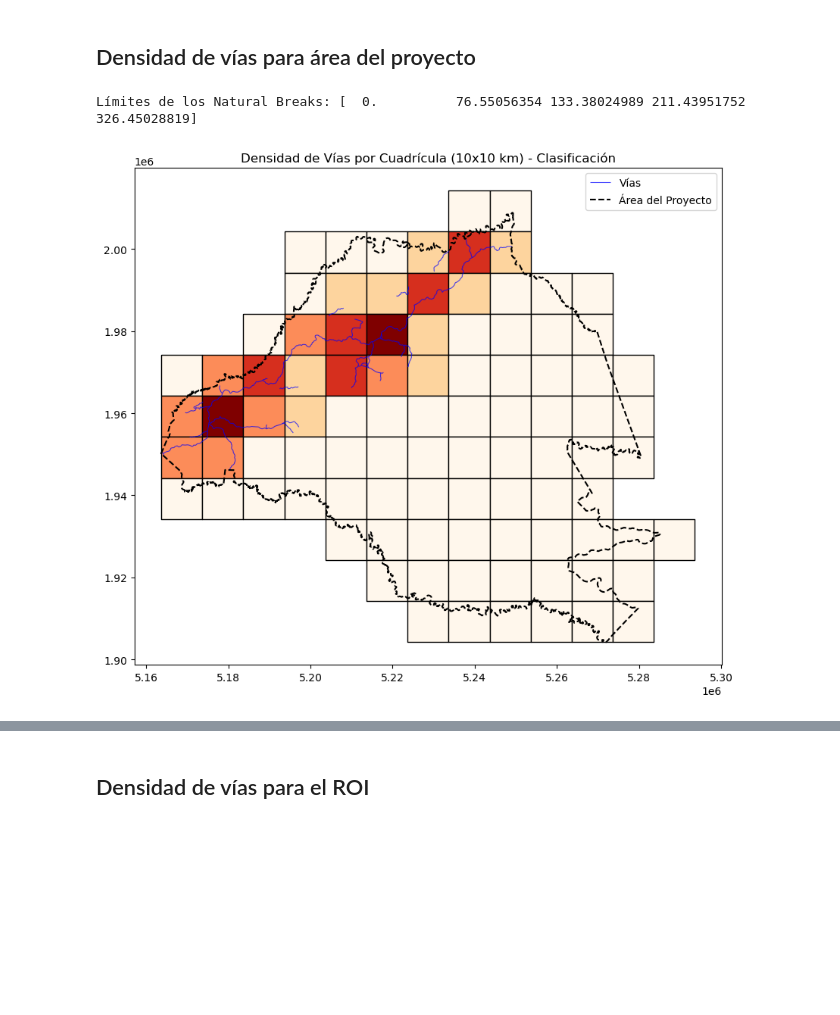
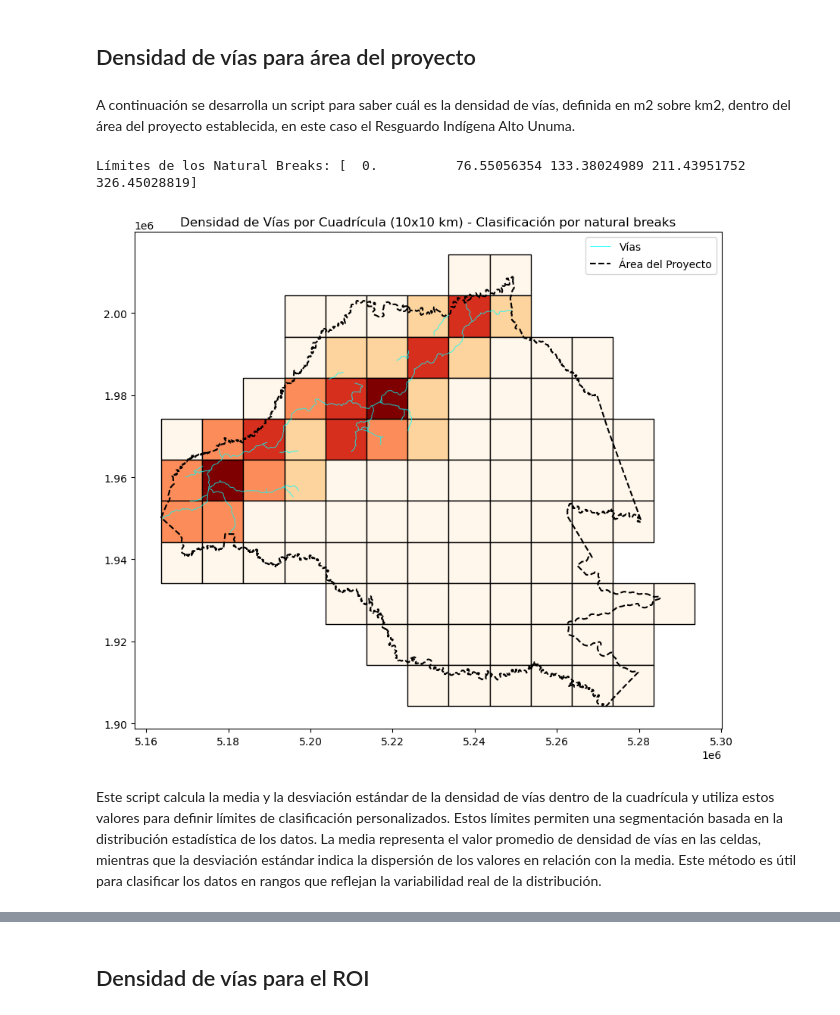
Before and after one commit to Lmfernanda/Submission_2, a Jupyter notebook: Submission_2.ipynb, the cells around one changed output, grey strips where cells are left out. Cells and saved outputs as stored; diff of their text form; code cells hidden in the pictures; blank space fills up the shorter version.

Commit message:
:memo: comments on script

```diff
--- a/Submission_2.ipynb
+++ b/Submission_2.ipynb
@@ -12,66 +12,84 @@ import mapclassify as mc
+# %% [markdown]
+A continuación se desarrolla un script para saber cuál es la densidad de vías, definida en m2 sobre km2, dentro del área del proyecto establecida, en este caso el Resguardo Indígena Alto Unuma.
 # %%
 # Cargar datos
+# Se cargan los archivos de shapefile que contienen el área del proyecto y las vías
 project_area = gpd.read_file("Data\\RI_UNUMA_Project.shp")
 vias = gpd.read_file("Data\\Vias_project_area.shp")
 
-# Obtener límites del área del proyecto
+# ---- Definir límites del área del proyecto ----
+# Se extraen los límites de la extensión del área del proyecto y el sistema de referencia (CRS)
 bounds = project_area.total_bounds
 crs = project_area.crs  # Sistema de referencia
 
-# Definir resolución de la cuadrícula (10 km = 10,000 m)
+# ---- Creación de la cuadrícula ----
+# Se define la resolución de la cuadrícula en 10 km (10,000 metros)
 res = 10000
 xmin, ymin, xmax, ymax = bounds
 
-# Crear columnas y filas para la cuadrícula
+# Se generan las coordenadas de las columnas y filas de la cuadrícula
 cols = np.arange(np.floor(xmin), np.ceil(xmax + res), res)
 rows = np.arange(np.floor(ymin), np.ceil(ymax + res), res)[::-1]  # Invertir filas para orden cartesiano
 
-# Crear la cuadrícula
+# Se crean polígonos cuadrados para cada celda de la cuadrícula
 polygons = [
     shapely.Polygon([(x, y), (x + res, y), (x + res, y - res), (x, y - res)])
     for x in cols for y in rows
 ]
+
+# Se genera un GeoDataFrame con la cuadrícula creada
 grid = gpd.GeoDataFrame({'geometry': polygons}, crs=crs)
 
-# Filtrar celdas de la cuadrícula que intersectan con el área del proyecto
+# ---- Filtrado de la cuadrícula ----
+# Se filtran las celdas que intersectan con el área del proyecto
 grid = grid[grid.intersects(project_area.union_all())]
-grid['id'] = grid.index  # Agregar ID a cada celda
+grid['id'] = grid.index  # Se asigna un ID único a cada celda
 
-# Recortar las vías dentro de cada celda de la cuadrícula
+# ---- Recorte de las vías dentro de cada celda ----
+# Se intersectan las vías con la cuadrícula para obtener solo las que están dentro de cada celda
 vias_clip = gpd.overlay(vias, grid, how='intersection')
 
-# Calcular la longitud de las vías en cada celda
+# ---- Cálculo de la longitud de vías por celda ----
+# Se calcula la longitud de las vías en metros dentro de cada celda
 vias_clip["longitud_via_m"] = vias_clip.geometry.length
 
-# Sumar la longitud total de vías por celda
+# Se agrupa la información sumando la longitud total de vías por celda
 vias_grid = vias_clip.groupby("id")["longitud_via_m"].sum().reset_index()
 
-# Unir los resultados con la cuadrícula
+# Se unen los datos de longitud de vías a la cuadrícula original
 grid = grid.merge(vias_grid, on="id", how="left").fillna(0)
 
-# Calcular área de cada celda (100 km² por celda)
+# ---- Cálculo de la densidad de vías ----
+# Se calcula el área de cada celda en km² (10x10 km = 100 km² por celda)
 grid["area_km2"] = (res / 1000) ** 2  # Convertir metros cuadrados a kilómetros cuadrados
 
-# Calcular la densidad de vías (longitud de vías en metros por km²)
+# Se calcula la densidad de vías en cada celda (longitud de vías en metros por km²)
 grid["densidad_vias"] = grid["longitud_via_m"] / grid["area_km2"]
 
-# Calcular los límites de Natural Breaks
+# ---- Clasificación mediante Natural Breaks ----
+# Se aplican los Natural Breaks para segmentar los valores de densidad en 5 categorías
 nb = mc.NaturalBreaks(grid["densidad_vias"], k=5)
 print("Límites de los Natural Breaks:", nb.bins)
 
-# ---- PLOTEO DE RESULTADOS ----
+# ---- Visualización de los resultados ----
 fig, ax = plt.subplots(figsize=(10, 10))
+
+# Se plotea la cuadrícula con la clasificación por densidad de vías
 grid.plot(column="densidad_vias", cmap="OrRd", edgecolor="black",
           scheme="NaturalBreaks", k=5, legend=True, ax=ax,
           legend_kwds={'fmt': "{:.2f}"})
-vias.plot(ax=ax, color="blue", linewidth=0.8, alpha=0.7, label="Vías")
+
+# Se plotean las vías y el área del proyecto
+vias.plot(ax=ax, color="cyan", linewidth=0.8, alpha=0.7, label="Vías")
 project_area.boundary.plot(ax=ax, color="black", linewidth=1.5, linestyle="dashed", label="Área del Proyecto")
 
 # Ajustes finales del gráfico
-ax.set_title("Densidad de Vías por Cuadrícula (10x10 km) - Clasificación")
+ax.set_title("Densidad de Vías por Cuadrícula (10x10 km) - Clasificación por natural breaks")
 ax.legend()
 plt.show()
 # %% [output]
 Límites de los Natural Breaks: [  0.          76.55056354 133.38024989 211.43951752 326.45028819]
-[figure, old version]
+[figure, new version]
+# %% [markdown]
+Este script calcula la media y la desviación estándar de la densidad de vías dentro de la cuadrícula y utiliza estos valores para definir límites de clasificación personalizados. Estos límites permiten una segmentación basada en la distribución estadística de los datos. La media representa el valor promedio de densidad de vías en las celdas, mientras que la desviación estándar indica la dispersión de los valores en relación con la media. Este método es útil para clasificar los datos en rangos que reflejan la variabilidad real de la distribución.
 # %%
```
Also changed, not shown: parts of 10 cells of this notebook, 8 other files.
